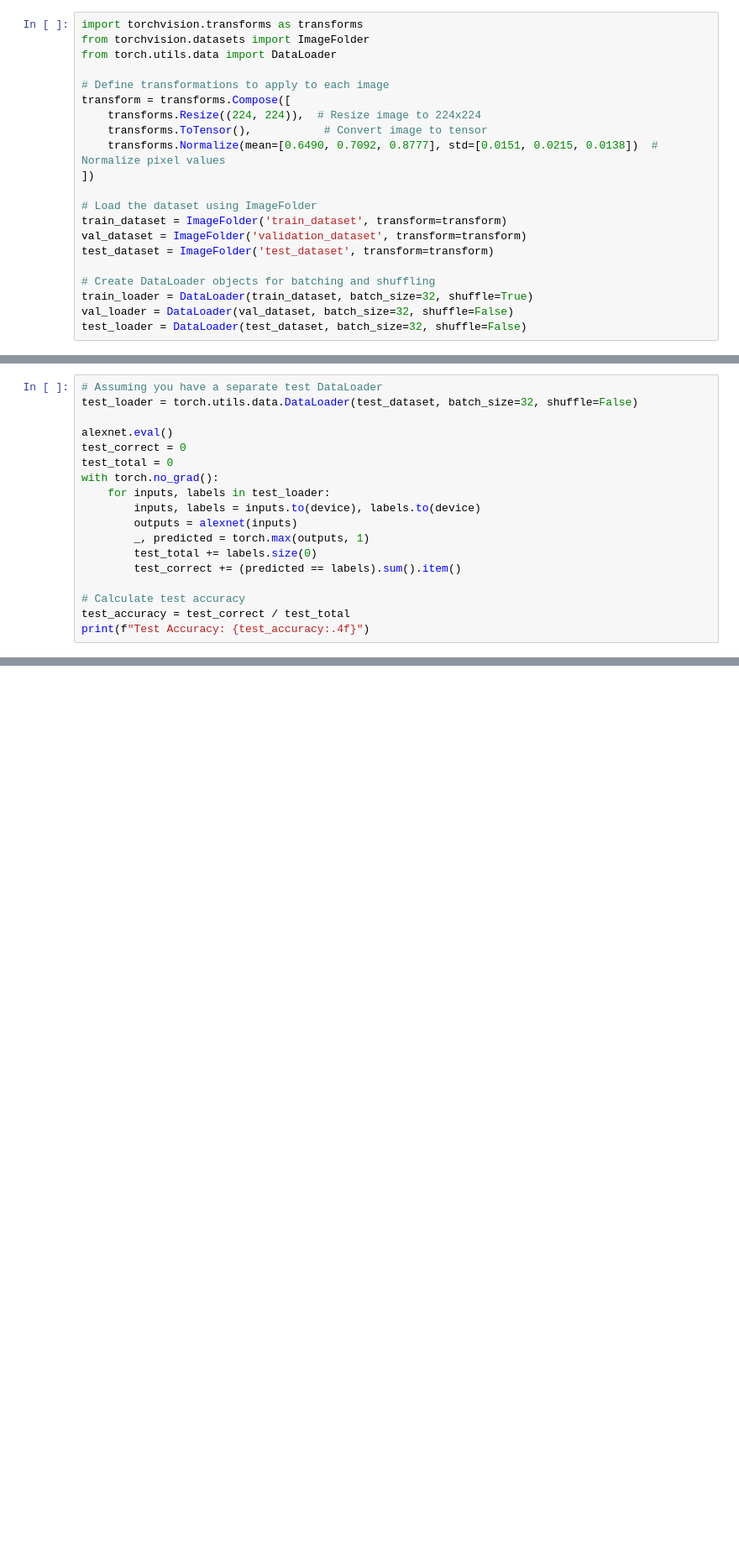
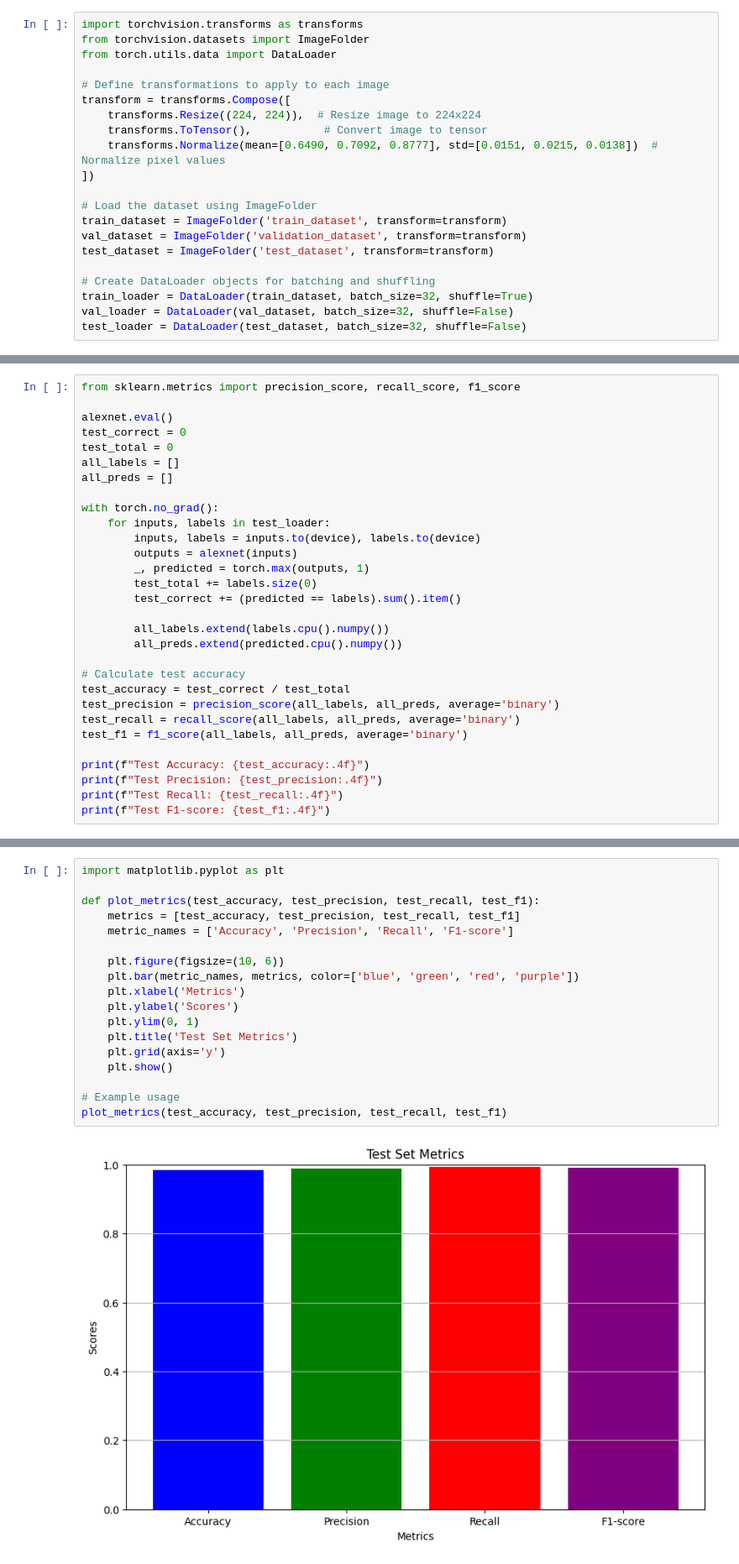
Before and after one commit to eshal26/Leukemia-classification, a Jupyter notebook: AlexNet.ipynb, the cells around one changed output, grey strips where cells are left out. Shown at 84% size. Cells and saved outputs as stored; diff of their text form; blank space fills up the shorter version.

```diff
--- a/AlexNet.ipynb
+++ b/AlexNet.ipynb
@@ -193,10 +250,12 @@ Epoch 30, Validation Accuracy: 0.9785
 # %%
-# Assuming you have a separate test DataLoader
-test_loader = torch.utils.data.DataLoader(test_dataset, batch_size=32, shuffle=False)
+from sklearn.metrics import precision_score, recall_score, f1_score
 
 alexnet.eval()
 test_correct = 0
 test_total = 0
+all_labels = []
+all_preds = []
+
 with torch.no_grad():
     for inputs, labels in test_loader:
         inputs, labels = inputs.to(device), labels.to(device)
@@ -205,7 +264,17 @@ with torch.no_grad():
         test_total += labels.size(0)
         test_correct += (predicted == labels).sum().item()
 
+        all_labels.extend(labels.cpu().numpy())
+        all_preds.extend(predicted.cpu().numpy())
+
 # Calculate test accuracy
 test_accuracy = test_correct / test_total
+test_precision = precision_score(all_labels, all_preds, average='binary')
+test_recall = recall_score(all_labels, all_preds, average='binary')
+test_f1 = f1_score(all_labels, all_preds, average='binary')
+
 print(f"Test Accuracy: {test_accuracy:.4f}")
+print(f"Test Precision: {test_precision:.4f}")
+print(f"Test Recall: {test_recall:.4f}")
+print(f"Test F1-score: {test_f1:.4f}")
 # %% [output]
@@ -212,0 +285,20 @@ Test Accuracy: 0.9817
+# %%
+import matplotlib.pyplot as plt
+
+def plot_metrics(test_accuracy, test_precision, test_recall, test_f1):
+    metrics = [test_accuracy, test_precision, test_recall, test_f1]
+    metric_names = ['Accuracy', 'Precision', 'Recall', 'F1-score']
+
+    plt.figure(figsize=(10, 6))
+    plt.bar(metric_names, metrics, color=['blue', 'green', 'red', 'purple'])
+    plt.xlabel('Metrics')
+    plt.ylabel('Scores')
+    plt.ylim(0, 1)
+    plt.title('Test Set Metrics')
+    plt.grid(axis='y')
+    plt.show()
+
+# Example usage
+plot_metrics(test_accuracy, test_precision, test_recall, test_f1)
+# %% [output]
+[figure, added]
```
Also changed, not shown: parts of 6 cells of this notebook.
